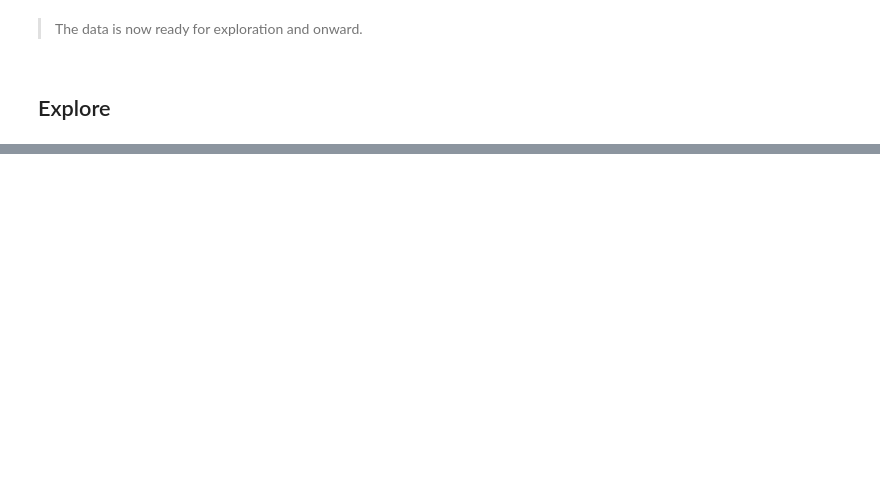
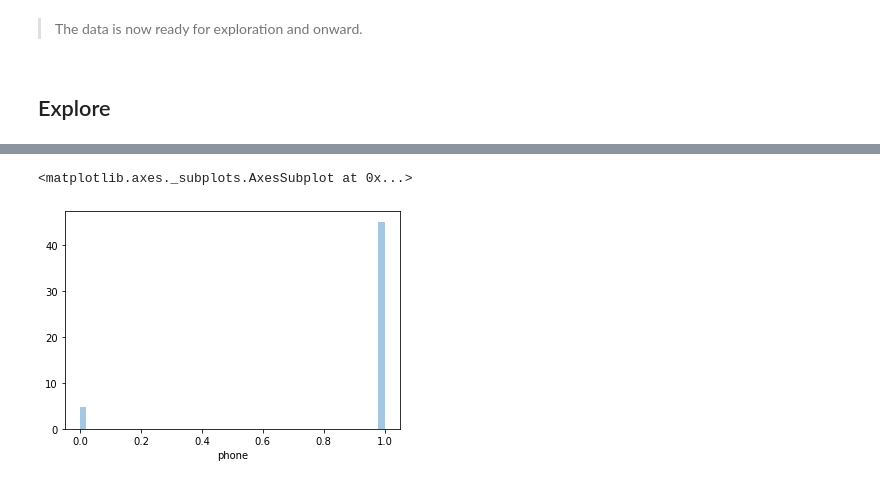
Before and after one commit to KwameTaylor/regression-exercises, a Jupyter notebook: model.ipynb, the cells around one changed output, grey strips where cells are left out. Cells and saved outputs as stored; diff of their text form; code cells hidden in the pictures; blank space fills up the shorter version.

```diff
--- a/model.ipynb
+++ b/model.ipynb
@@ -113,0 +129,5 @@ X_train_scaled, X_validate_scaled, X_test_scaled = telco_X_scale(X_train, X_vali
+# %%
+sns.distplot(X_train.phone)
+# %% [output]
+<matplotlib.axes._subplots.AxesSubplot at 0x...>
+[figure, added]
```
Also changed, not shown: parts of 3 cells of this notebook, 1 other file.
